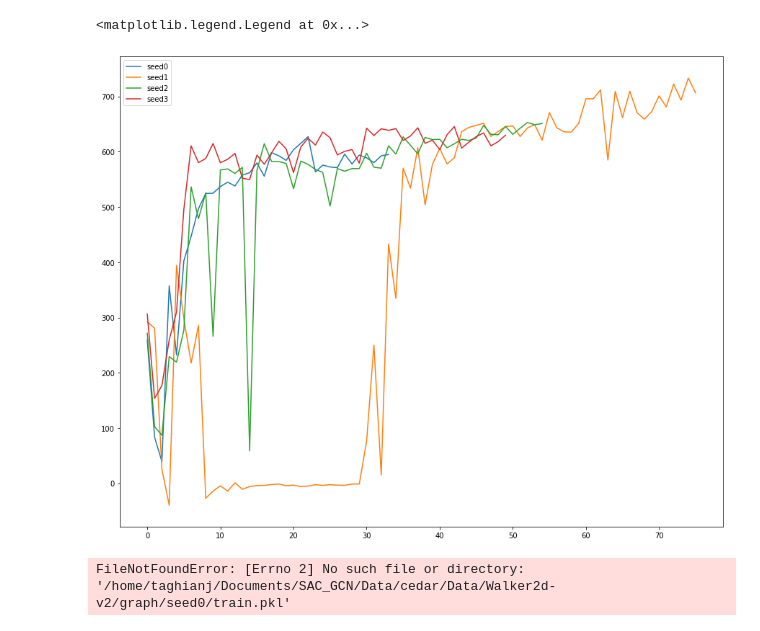
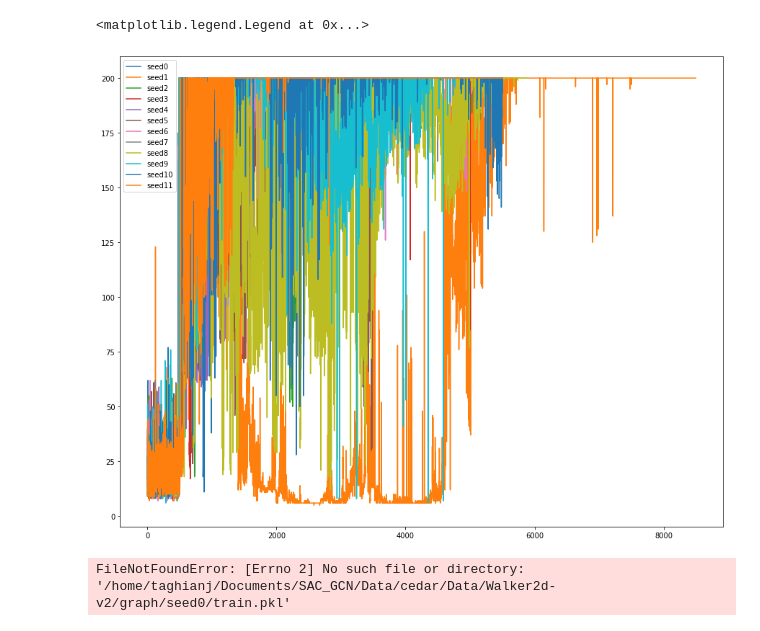
Before and after one commit to MehranTaghian/SAC_GCN, a Jupyter notebook: test.ipynb, the cells around one changed output. Saved outputs shown, nothing was run; the diff lists cells and outputs as text; code cells hidden in the pictures.

Commit message:
plot notebook changed

```diff
--- a/test.ipynb
+++ b/test.ipynb
@@ -10,13 +11,14 @@ path = '/home/mehran/Documents/SAC_GCN/Data/cedar/Data/Walker2d-v2/graph'
 # %%
 plt.figure(figsize=[15,12])
 for s in range(num_seeds):
-    data = load_object(f'{path}/seed{s}/eval.pkl')[:, 3]
+    data = load_object(f'{path}/seed{s}/train.pkl')[:, 3]
+    print(data.shape[0])
     plt.plot(data, label=f'seed{s}')
 
 plt.legend()
 # %% [output]
 <matplotlib.legend.Legend at 0x...>
-[figure, old version]
+[figure, new version]
 # %%
 data = load_object("/home/me/Documents/SAC_GCN/Data/cedar/Data/Walker2d-v2/graph/seed0/train.pkl")
 # %% [output]
```
Also changed, not shown: parts of 1 cell of this notebook.
